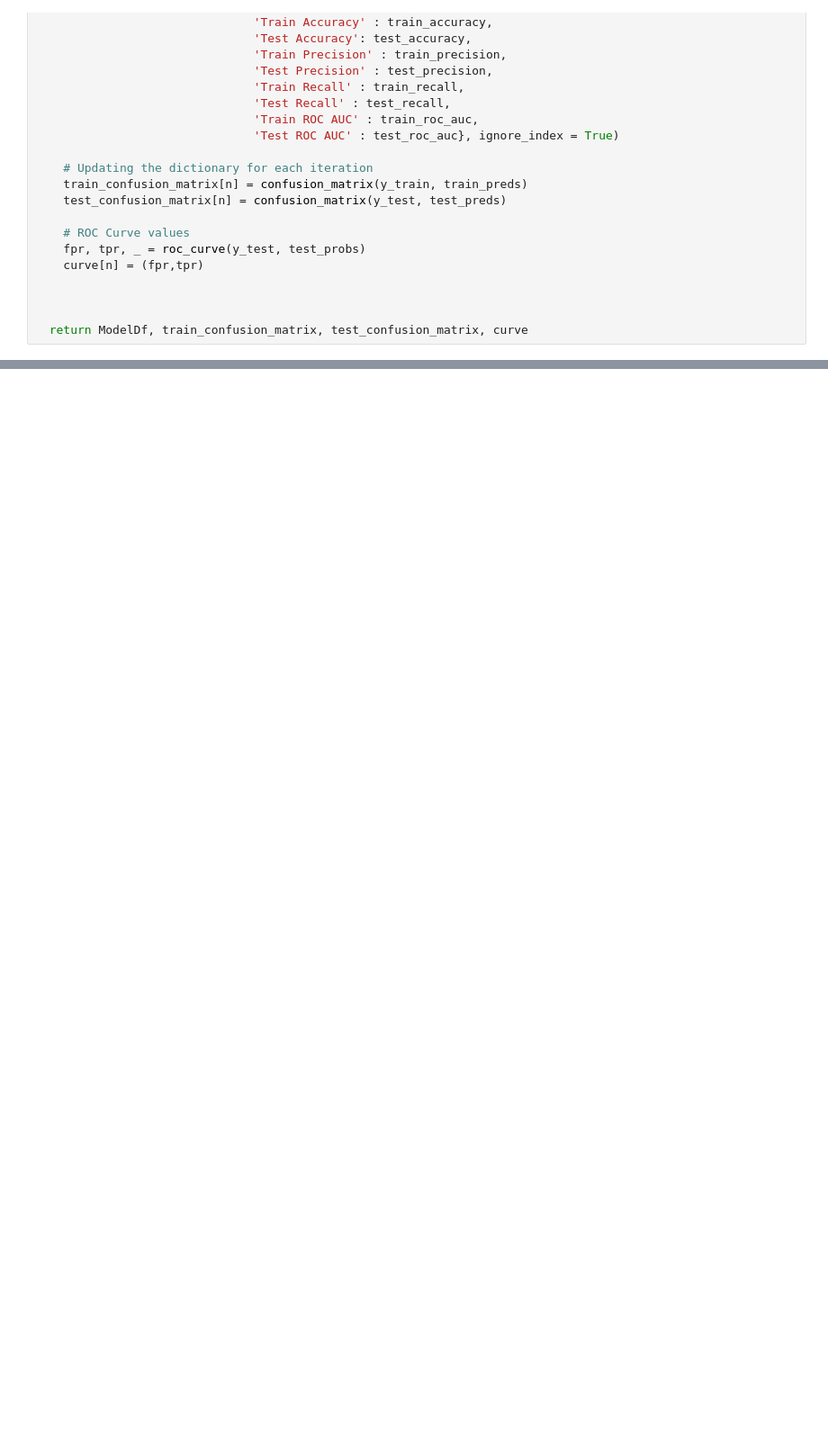
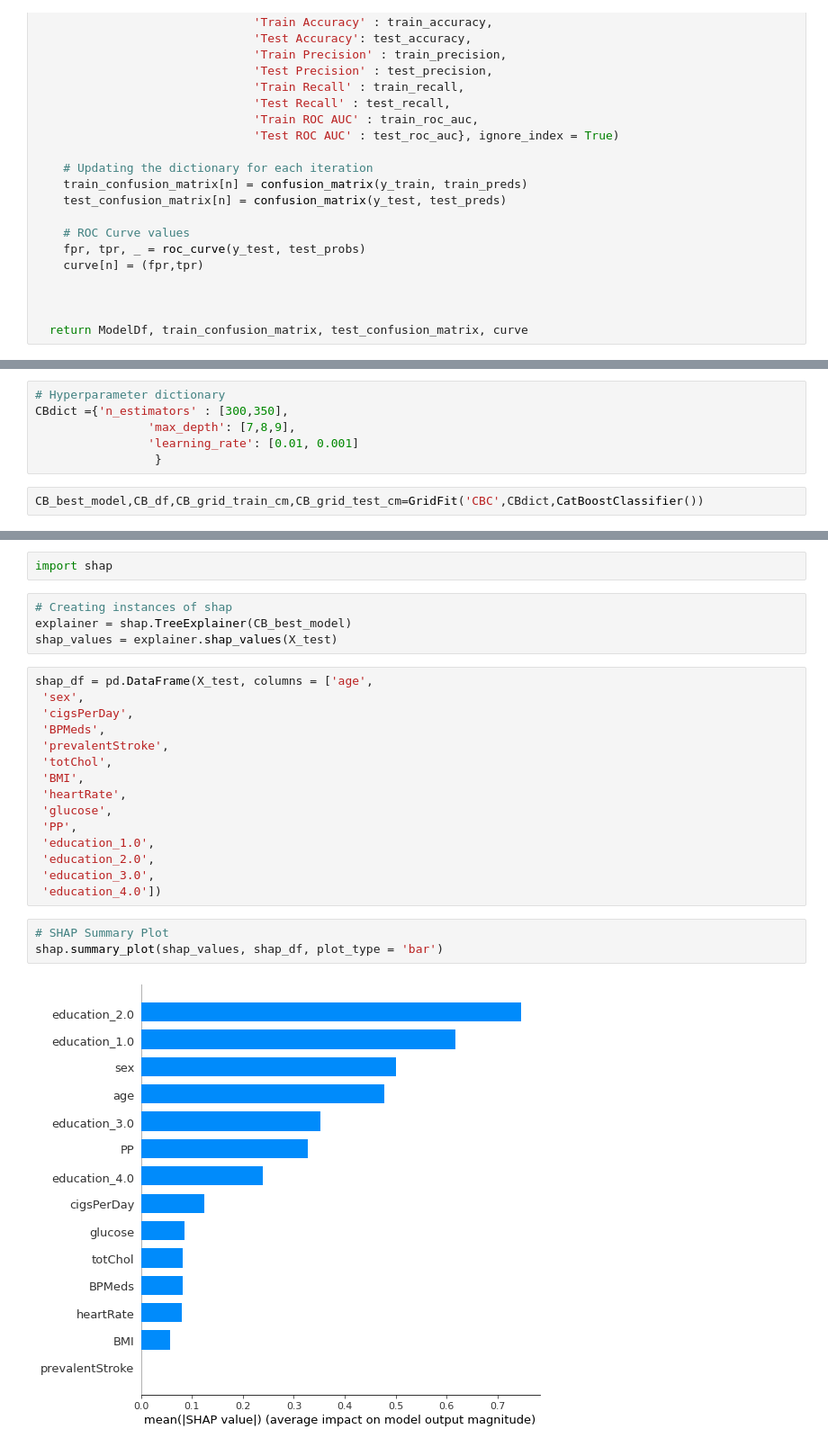
Before and after one commit to DrKamaleshR/CVD-classification, a Jupyter notebook: CVDriskclass.ipynb, the cells around one changed output, grey strips where cells are left out. Shown at 90% size. Drawn from its saved outputs; the diff is of its cells as text; blank space fills up the shorter version.

```diff
--- a/CVDriskclass.ipynb
+++ b/CVDriskclass.ipynb
@@ -617,0 +650,8 @@ Text(0.5, 1.0, 'ROC CURVE')
+# %%
+# Hyperparameter dictionary
+CBdict ={'n_estimators' : [300,350],
+                'max_depth': [7,8,9],
+                'learning_rate': [0.01, 0.001]
+                 }
+# %%
+CB_best_model,CB_df,CB_grid_train_cm,CB_grid_test_cm=GridFit('CBC',CBdict,CatBoostClassifier())
@@ -617,0 +718,26 @@ Text(0.5, 1.0, 'ROC CURVE')
+# %%
+import shap
+# %%
+# Creating instances of shap
+explainer = shap.TreeExplainer(CB_best_model)
+shap_values = explainer.shap_values(X_test)
+# %%
+shap_df = pd.DataFrame(X_test, columns = ['age',
+ 'sex',
+ 'cigsPerDay',
+ 'BPMeds',
+ 'prevalentStroke',
+ 'totChol',
+ 'BMI',
+ 'heartRate',
+ 'glucose',
+ 'PP',
+ 'education_1.0',
+ 'education_2.0',
+ 'education_3.0',
+ 'education_4.0'])
+# %%
+# SHAP Summary Plot
+shap.summary_plot(shap_values, shap_df, plot_type = 'bar')
+# %% [output]
+[figure, added]
```
Also changed, not shown: parts of 30 cells of this notebook.
